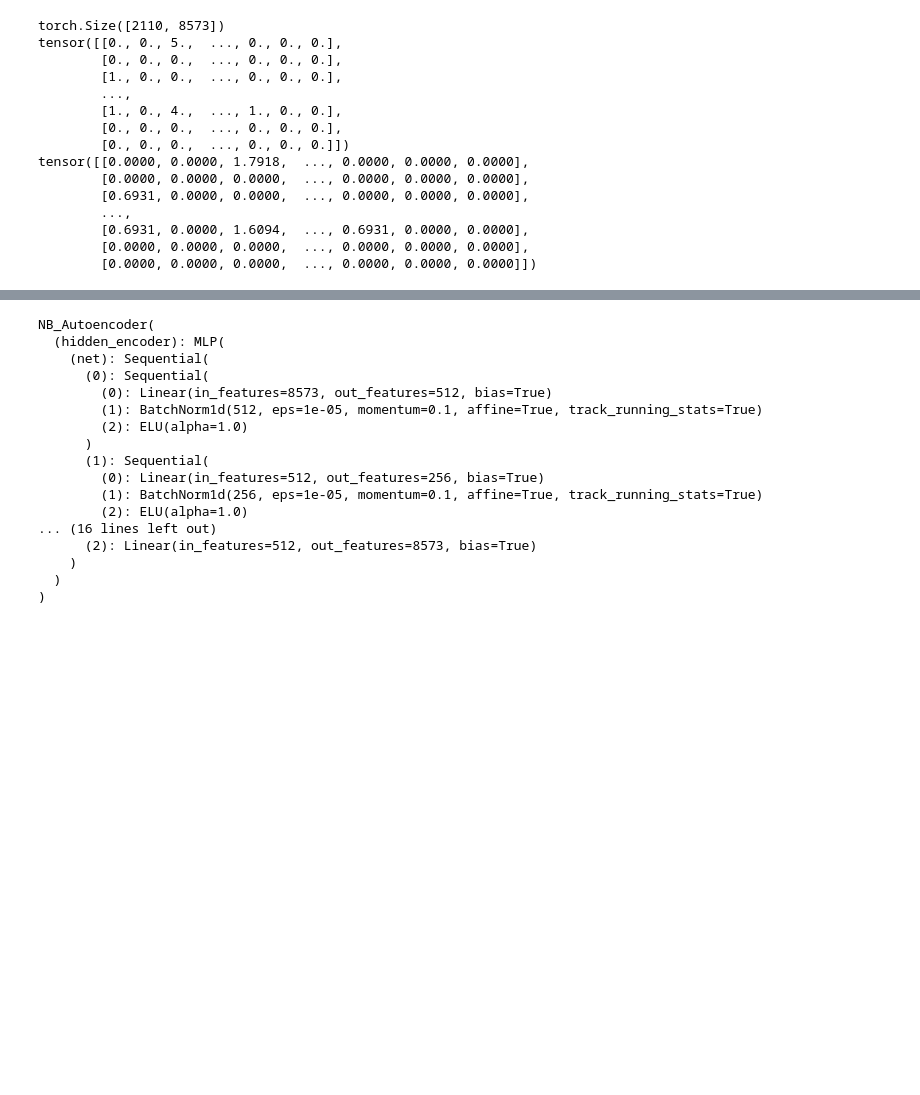
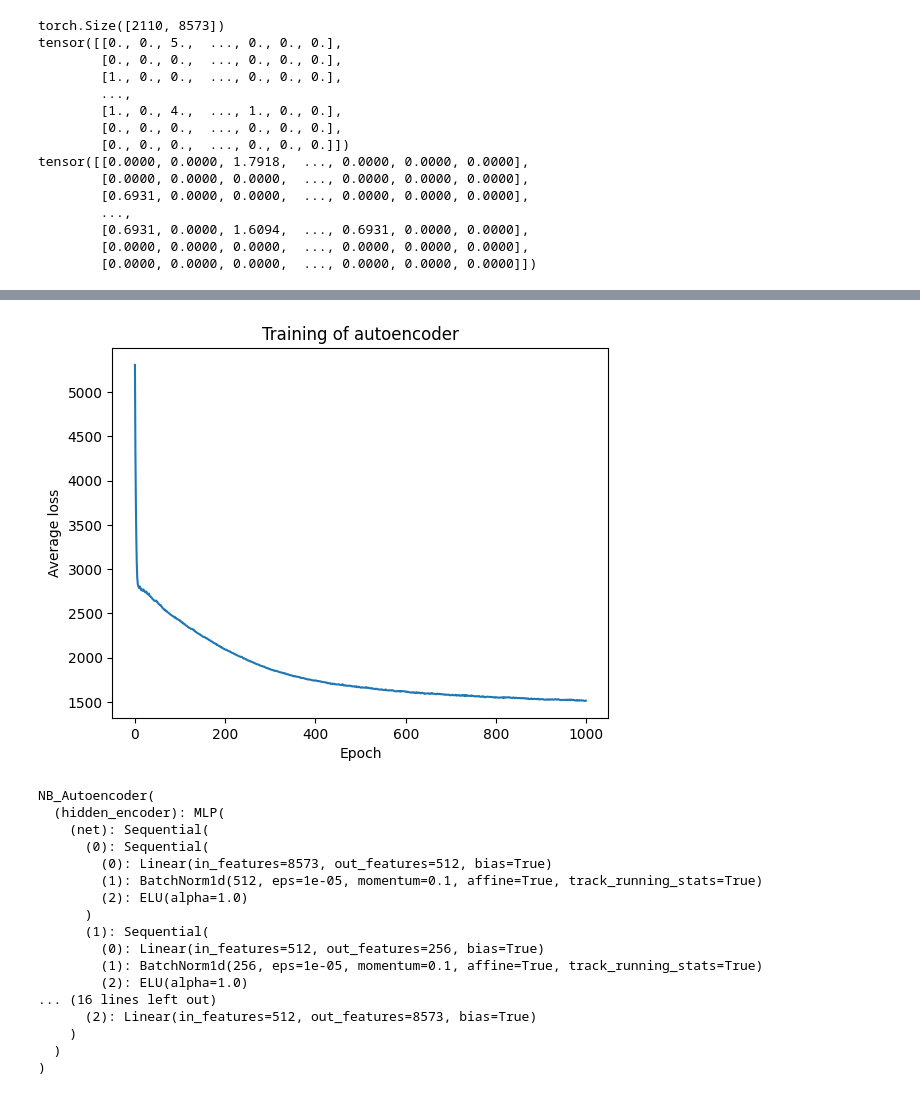
Before and after one commit to elena-iri/Isoflow, a Jupyter notebook: autoencoder_retried_mikkel.ipynb, the cells around one changed output, grey strips where cells are left out. Cells and saved outputs as stored; diff of their text form; code cells hidden in the pictures; blank space fills up the shorter version.

```diff
--- a/autoencoder_retried_mikkel.ipynb
+++ b/autoencoder_retried_mikkel.ipynb
@@ -152,9 +154,9 @@ class NB_Autoencoder(nn.Module):
         nll = -nb_dist.log_prob(x).sum(dim=1).mean()  # mean over batch
 
         # Optional regularization
-        #l2_loss = sum((p**2).sum() for p in self.parameters()) * self.l2_reg
-        #l_loss = (z**2).mean() * self.kl_reg
+        l2_loss = sum((p**2).sum() for p in self.parameters()) * self.l2_reg
+        kl_loss = (z**2).mean() * self.kl_reg
 
-        loss = nll #+ l2_loss + kl_loss
+        loss = nll + l2_loss + kl_loss
         return {"loss": loss, "nll": nll}
 # %%
@@ -189,9 +188,7 @@ class CountsDataset(Dataset):
         return sample
 # %%
 #check if it's corrupted
-import anndata as ad
-import numpy as np
-input_file_path = "pbmc3k_train.h5ad"
+input_file_path = "/dtu/blackhole/1e/213566/data/datasets/pbmc3k/pbmc3k_train.h5ad"
 #adata = ad.read_h5ad("/zhome/99/9/213566/deepL/adata_preprocessed_subset.h5ad", backed='r')
 adata = ad.read_h5ad(input_file_path)
 adata.obs.head()
@@ -229,6 +226,8 @@ hidden_dims = [512, 256]
 batch_size = 512
 epochs = 1000
 learning_rate = 1e-3
+epochs_list=[]
+loss_list=[]
 
 device = torch.device("cuda" if torch.cuda.is_available() else "cpu")
 
@@ -279,7 +278,11 @@ for epoch in range(epochs):
         #epoch_loss += loss.item() * x_raw.size(0)
         epoch_loss += loss.item() * batch["X"].size(0)
 
+
     epoch_loss /= len(dataset)
+    epochs_list.append(epoch)
+    loss_list.append(epoch_loss)
+
     if (epoch + 1) % 50 == 0:
         print(f"Epoch {epoch+1}/{epochs} - Loss: {epoch_loss:.4f}")
 
@@ -308,3 +363,11 @@ Trained model saved to pbmc3k_train_nb_autoencoder.pt
+# %%
+plt.plot(epochs_list, loss_list)
+plt.title('Training of autoencoder')
+plt.xlabel("Epoch")
+plt.ylabel("Average loss")
+plt.show()
+# %% [output]
+[figure, added]
 # %%
 # Model parameters must match training
 num_genes = 8573  # for example, pbmc3k
```
Also changed, not shown: parts of 14 cells of this notebook.
